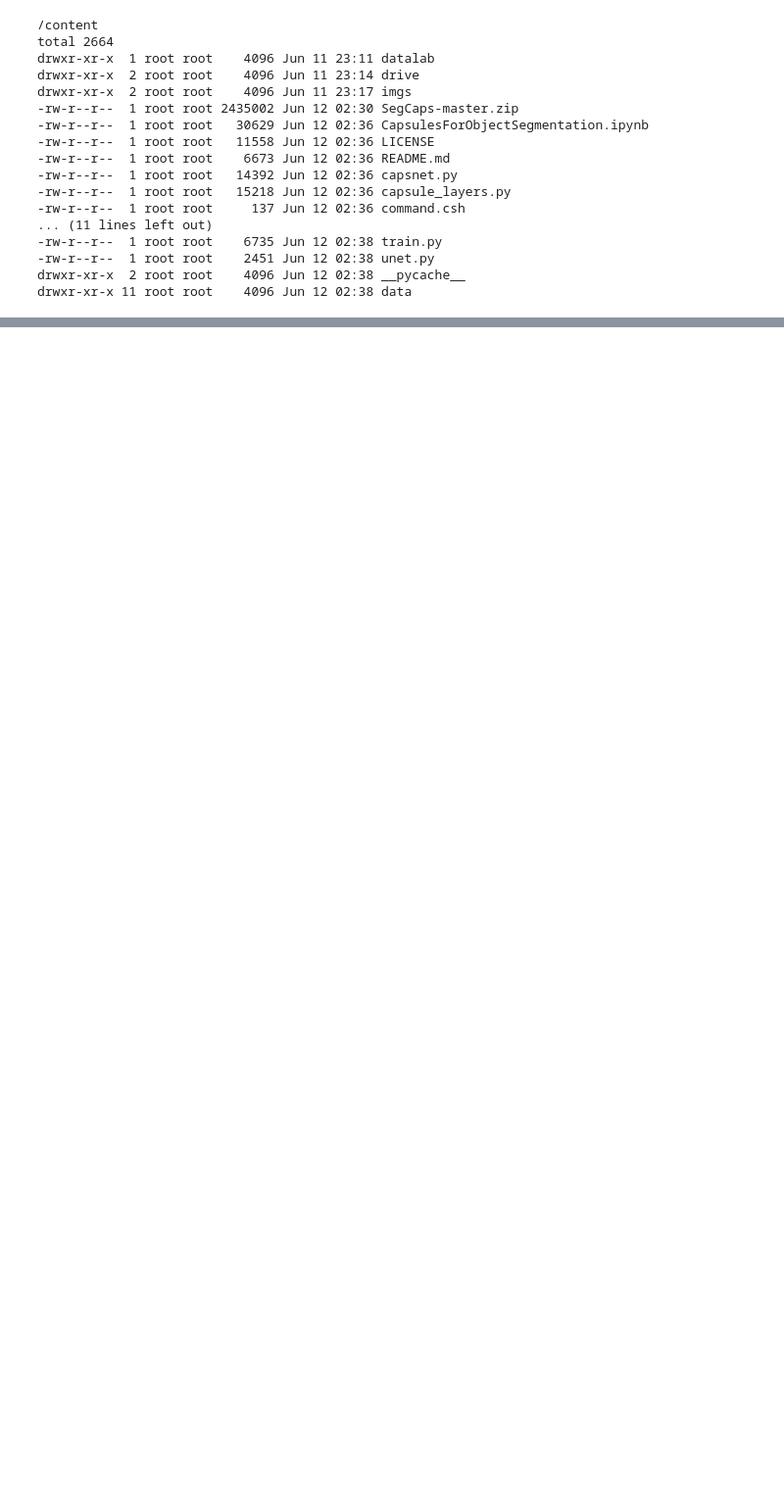
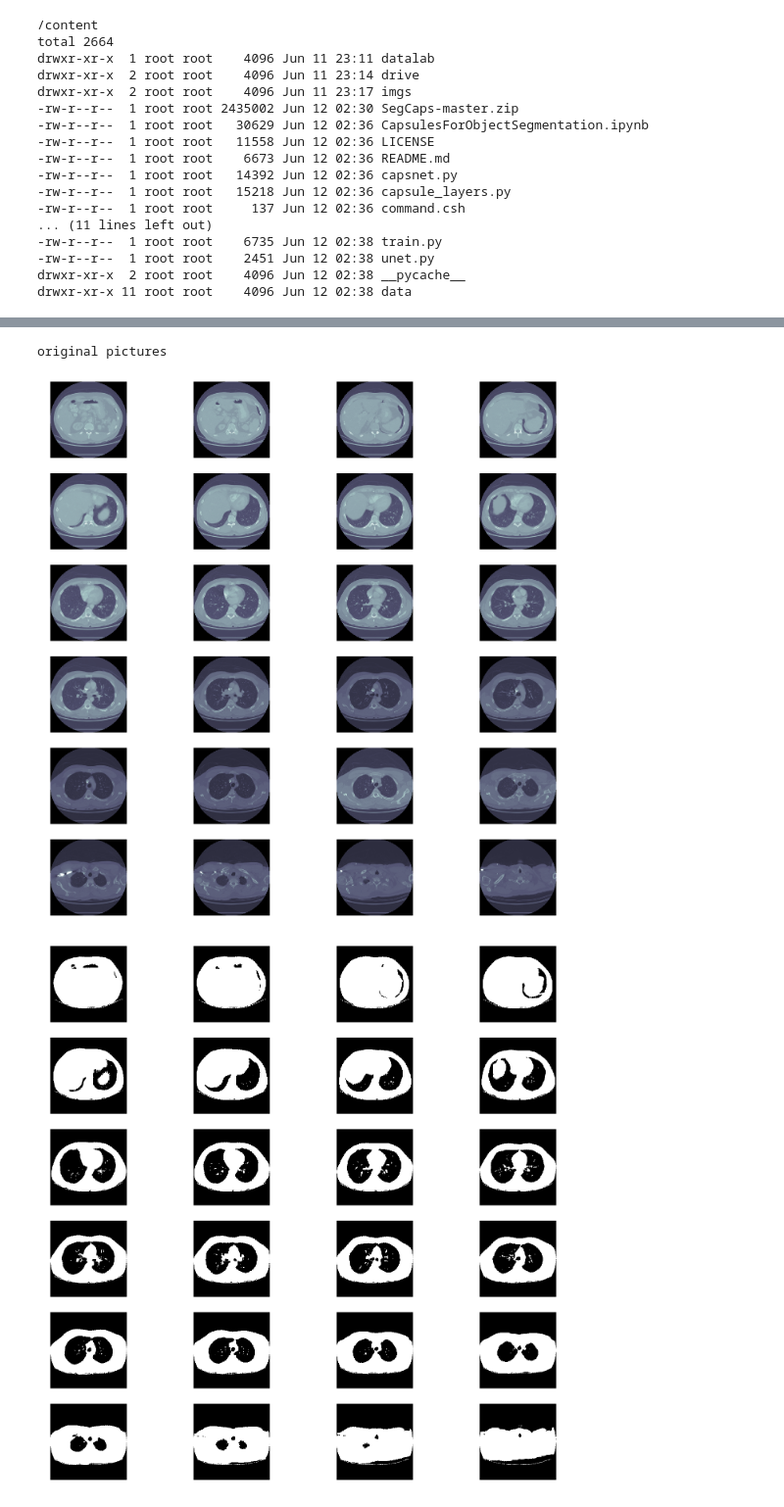
Before and after one commit to Cheng-Lin-Li/SegCaps, a Jupyter notebook: notebook/20180611-CapsulesForObjectSegmentation.ipynb, the cells around one changed output, grey strips where cells are left out. Shown at 98% size. Cells and saved outputs as stored; diff of their text form; code cells hidden in the pictures; blank space fills up the shorter version.

Commit message:
Add model training, testing, and manipulation with output mask image results.

```diff
--- a/notebook/20180611-CapsulesForObjectSegmentation.ipynb
+++ b/notebook/20180611-CapsulesForObjectSegmentation.ipynb
@@ -159,0 +196,45 @@ drwxr-xr-x 11 root root    4096 Jun 12 02:38 data
+# %%
+import SimpleITK as sitk
+import numpy as np
+import matplotlib.pyplot as plt
+
+'''
+This funciton reads a '.mhd' file using SimpleITK and return the image array, origin and spacing of the image.
+'''
+
+def load_itk(filename):
+    # Reads the image using SimpleITK
+    itkimage = sitk.ReadImage(filename)
+
+    #Convert the image to a  numpy array first and then shuffle the dimensions to get axis in the order z,y,x
+
+    ct_scan = sitk.GetArrayFromImage(itkimage)
+
+    # Read the origin of the ct_scan, will be used to convert the coordinates from world to voxel and vice versa.
+    origin = np.array(list(reversed(itkimage.GetOrigin())))
+
+    # Read the spacing along each dimension
+    spacing = np.array(list(reversed(itkimage.GetSpacing())))
+
+    return ct_scan, origin, spacing
+
+def plot_ct_scan(scan):
+    f, plots = plt.subplots(int(scan.shape[0] / 20) + 1, 4, figsize=(25, 25))
+    for i in range(0, scan.shape[0], 5):
+        plots[int(i / 20), int((i % 20) / 5)].axis('off')
+        plots[int(i / 20), int((i % 20) / 5)].imshow(scan[i], cmap=plt.cm.bone)
+
+ct_scan_i, origin_i, spacing_i = load_itk('/media/clark/Windows/Users/Clark/git/SegCaps/data/imgs/1.3.6.1.4.1.14519.5.2.1.6279.6001.108197895896446896160048741492.mhd')
+# plot after test image
+print('original pictures')
+plot_ct_scan(ct_scan_i)
+# plot_ct_scan(origin_i)
+
+ct_scan, origin, spacing = load_itk('/media/clark/Windows/Users/Clark/git/SegCaps/data/results/segcapsr3/split_0/final_output/1.3.6.1.4.1.14519.5.2.1.6279.6001.108197895896446896160048741492_final_output.mhd')
+# plot after test image
+plot_ct_scan(ct_scan)
+# plot_ct_scan(origin)
+# %% [output]
+original pictures
+[figure, added]
+[figure, added]
```
Also changed, not shown: parts of 9 cells of this notebook, 3 other files.
